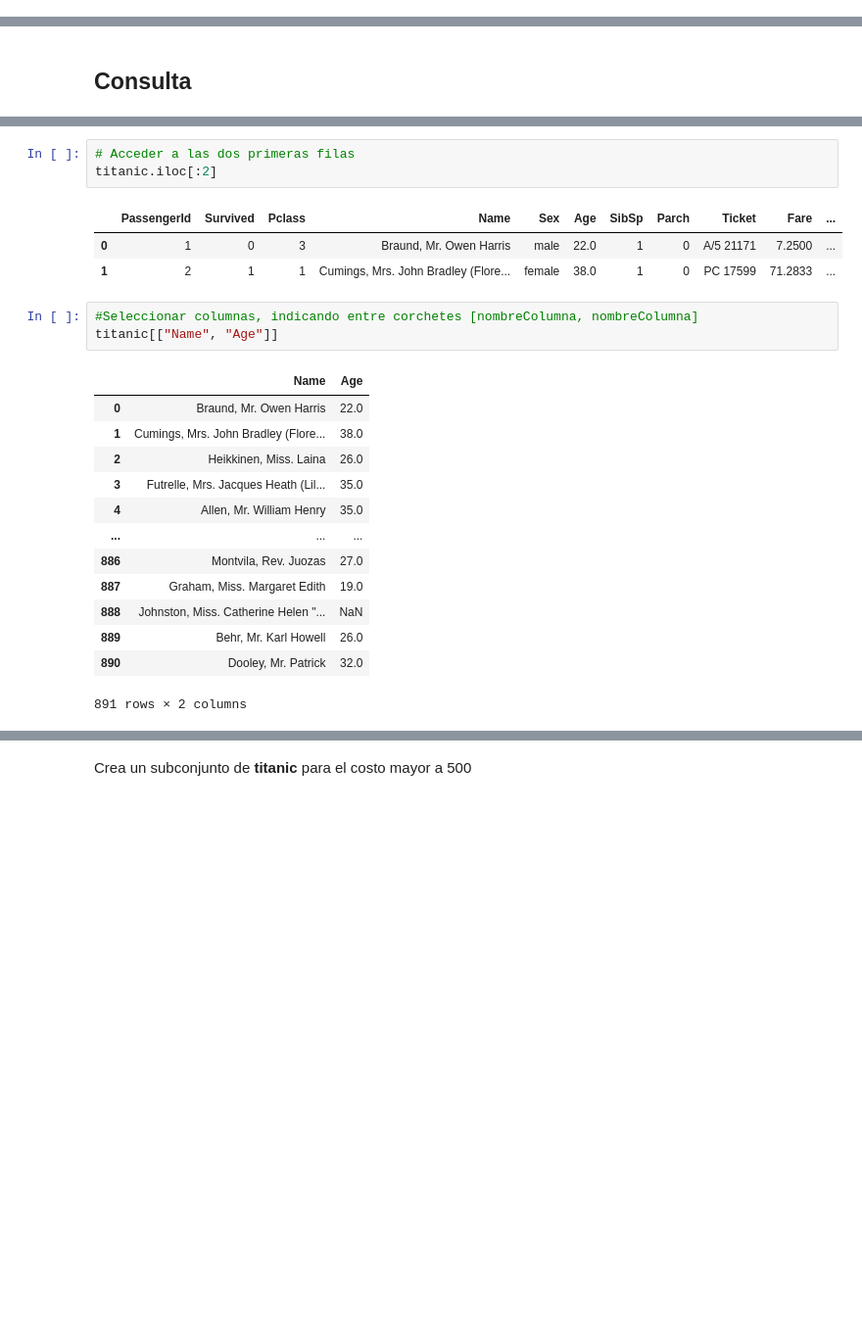
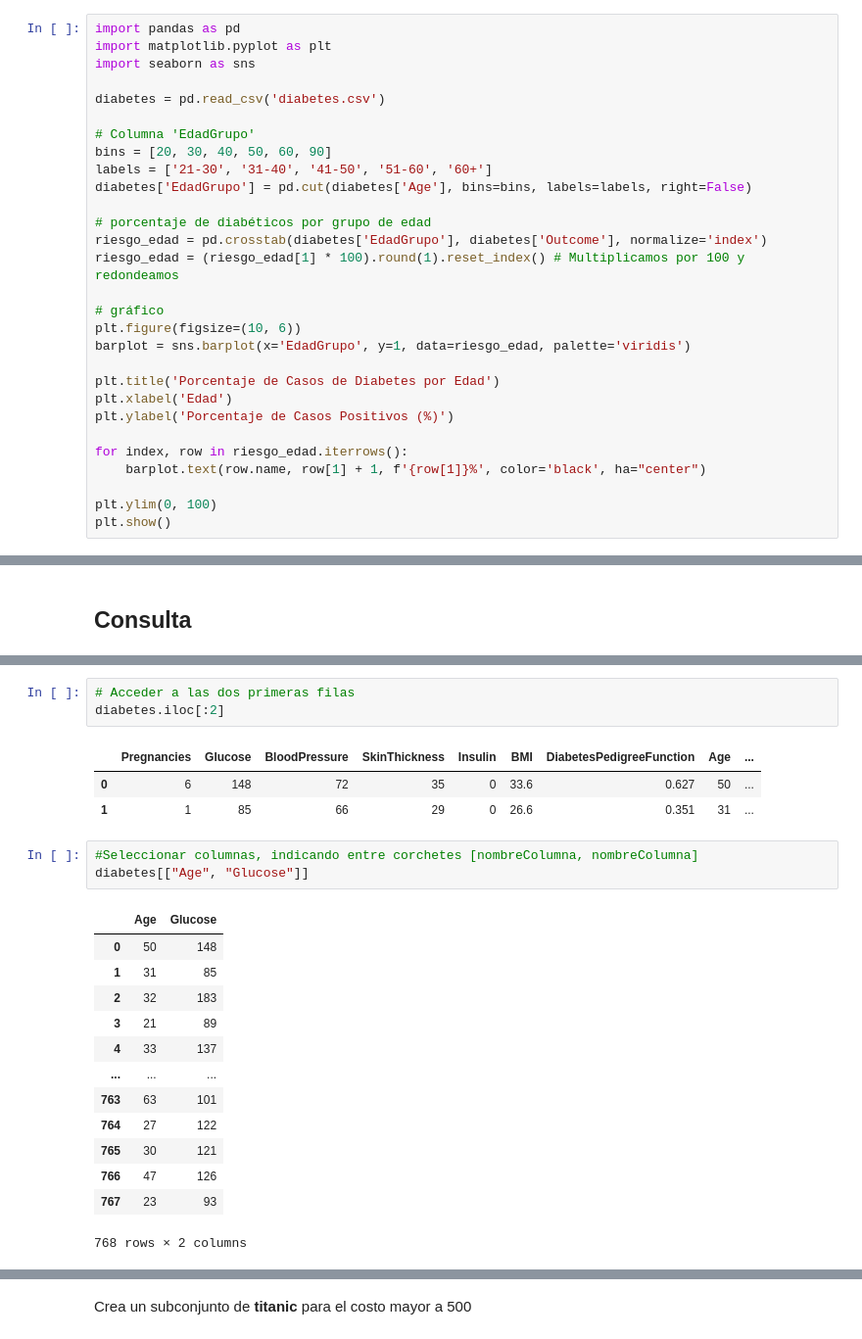
Before and after one commit to a01709343-arch/Laboratorio-A01709343, a Jupyter notebook: LecturaDatos-Pandas-1 (1).ipynb, the cells around one changed output, grey strips where cells are left out. Shown: that part at 98% size. Saved outputs shown, nothing was run; the diff lists cells and outputs as text; blank space fills up the shorter version.

```diff
--- a/LecturaDatos-Pandas-1 (1).ipynb
+++ b/LecturaDatos-Pandas-1 (1).ipynb
@@ -135,0 +185,29 @@ titanic.cabin.unique
+# %%
+import pandas as pd
+import matplotlib.pyplot as plt
+import seaborn as sns
+
+diabetes = pd.read_csv('diabetes.csv')
+
+# Columna 'EdadGrupo'
+bins = [20, 30, 40, 50, 60, 90]
+labels = ['21-30', '31-40', '41-50', '51-60', '60+']
+diabetes['EdadGrupo'] = pd.cut(diabetes['Age'], bins=bins, labels=labels, right=False)
+
+# porcentaje de diabéticos por grupo de edad
+riesgo_edad = pd.crosstab(diabetes['EdadGrupo'], diabetes['Outcome'], normalize='index')
+riesgo_edad = (riesgo_edad[1] * 100).round(1).reset_index() # Multiplicamos por 100 y redondeamos
+
+# gráfico
+plt.figure(figsize=(10, 6))
+barplot = sns.barplot(x='EdadGrupo', y=1, data=riesgo_edad, palette='viridis')
+
+plt.title('Porcentaje de Casos de Diabetes por Edad')
+plt.xlabel('Edad')
+plt.ylabel('Porcentaje de Casos Positivos (%)')
+
+for index, row in riesgo_edad.iterrows():
+    barplot.text(row.name, row[1] + 1, f'{row[1]}%', color='black', ha="center")
+
+plt.ylim(0, 100)
+plt.show()
@@ -214,27 +374,27 @@ FamilySize                           1
 Name: 0, dtype: object
 # %%
 # Acceder a las dos primeras filas
-titanic.iloc[:2]
+diabetes.iloc[:2]
 # %% [output]
-|  | PassengerId | Survived | Pclass | Name | Sex | Age | SibSp | Parch | Ticket | Fare | ... |
-| 0 | 1 | 0 | 3 | Braund, Mr. Owen Harris | male | 22.0 | 1 | 0 | A/5 21171 | 7.2500 | ... |
-| 1 | 2 | 1 | 1 | Cumings, Mrs. John Bradley (Flore... | female | 38.0 | 1 | 0 | PC 17599 | 71.2833 | ... |
+|  | Pregnancies | Glucose | BloodPressure | SkinThickness | Insulin | BMI | DiabetesPedigreeFunction | Age | ... |
+| 0 | 6 | 148 | 72 | 35 | 0 | 33.6 | 0.627 | 50 | ... |
+| 1 | 1 | 85 | 66 | 29 | 0 | 26.6 | 0.351 | 31 | ... |
 # %%
 #Seleccionar columnas, indicando entre corchetes [nombreColumna, nombreColumna]
-titanic[["Name", "Age"]]
+diabetes[["Age", "Glucose"]]
 # %% [output]
-|  | Name | Age |
-| 0 | Braund, Mr. Owen Harris | 22.0 |
-| 1 | Cumings, Mrs. John Bradley (Flore... | 38.0 |
-| 2 | Heikkinen, Miss. Laina | 26.0 |
-| 3 | Futrelle, Mrs. Jacques Heath (Lil... | 35.0 |
-| 4 | Allen, Mr. William Henry | 35.0 |
+|  | Age | Glucose |
+| 0 | 50 | 148 |
+| 1 | 31 | 85 |
+| 2 | 32 | 183 |
+| 3 | 21 | 89 |
+| 4 | 33 | 137 |
 | ... | ... | ... |
-| 886 | Montvila, Rev. Juozas | 27.0 |
-| 887 | Graham, Miss. Margaret Edith | 19.0 |
-| 888 | Johnston, Miss. Catherine Helen "... | NaN |
-| 889 | Behr, Mr. Karl Howell | 26.0 |
-| 890 | Dooley, Mr. Patrick | 32.0 |
+| 763 | 63 | 101 |
+| 764 | 27 | 122 |
+| 765 | 30 | 121 |
+| 766 | 47 | 126 |
+| 767 | 23 | 93 |
-891 rows × 2 columns
+768 rows × 2 columns
 # %%
 #Selección de filas [indicar dataframe[columna] operador valor]
```
Also changed, not shown: parts of 33 cells of this notebook.
